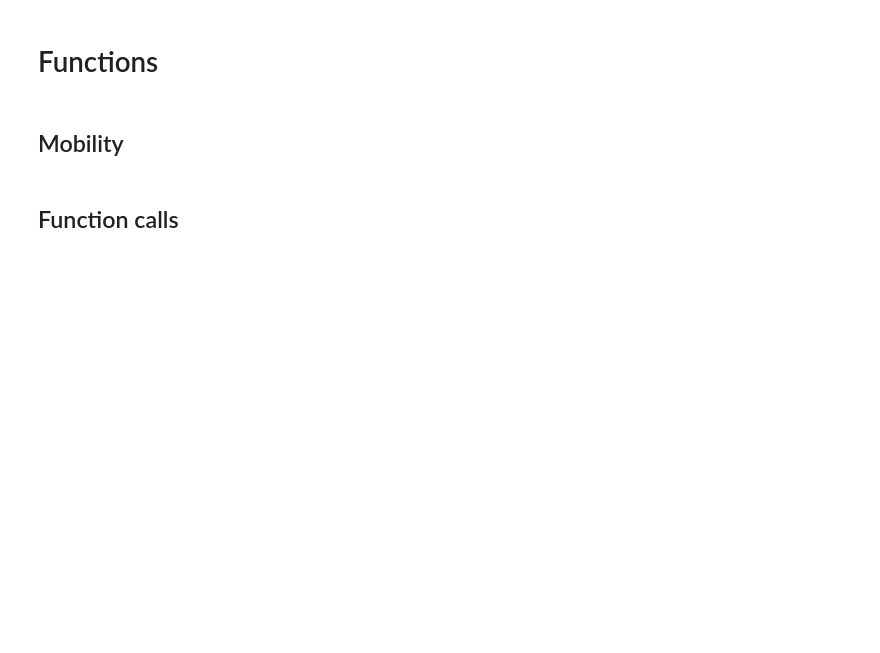
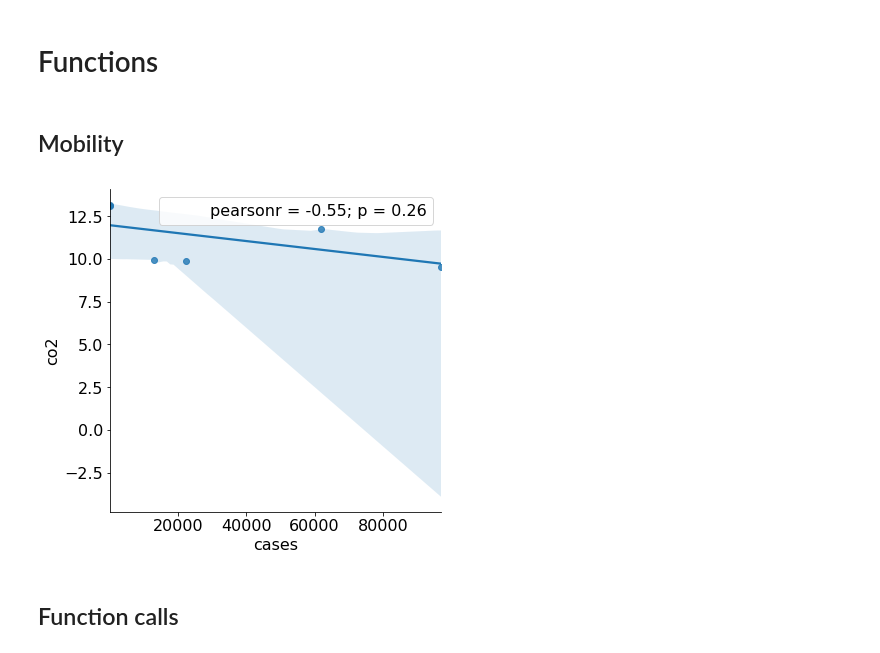
Before and after one commit to hannesk95/AMI, a Jupyter notebook: models/CoronaMapping/CoronaMapping.ipynb, the cells around one changed output. Saved outputs shown, nothing was run; the diff lists cells and outputs as text; code cells hidden in the pictures; blank space fills up the shorter version.

```diff
--- a/models/CoronaMapping/CoronaMapping.ipynb
+++ b/models/CoronaMapping/CoronaMapping.ipynb
@@ -84,15 +98,27 @@ def EstimateCO2withCorona(lr_cor_co2, df_co2, df_cases_new):
 # %%
 #corona
 df_cor = pd.read_csv('../../data/corona/CORONA_GERMANY.csv')
 df_cor = df_cor.rename(columns={'myDt': 'date'})
 df_cor.index = df_cor.date
 df_cor = df_cor.drop('date', axis=1)
 
 #co2
 df_co2 = pd.read_csv('../../models/MappingModels/Mobility_Features_LASSOResult_ÖkoCO2.csv', index_col='date')
 df_co2 = df_co2[['FuelSale_tons_ottokraftstoff_insg', 'FuelSale_tons_dieselkraftstoff_insg', 'OekoInstitute', 'LASSO']]
 #df_co2 = mob.rename(columns={'LASSO':'co2'})
 df_co2 = df_co2.rename(columns={'LASSO':'co2'})
+
+df = pd.concat([df_cor, df_co2], axis=1)
+df = df[['cases', 'co2']]
+
+df = df.loc['2019:12':'2020-06']
+g = sns.JointGrid(x=df.cases,y=df.co2, ratio=100)
+g.plot_joint(sns.regplot)
+g.annotate(stats.pearsonr)
+g.ax_marg_x.set_axis_off()
+g.ax_marg_y.set_axis_off()
+# %% [output]
+[figure, added]
 # %% [markdown]
 ## Function calls
 # %%
```
Also changed, not shown: parts of 3 cells of this notebook, 4 other files.
